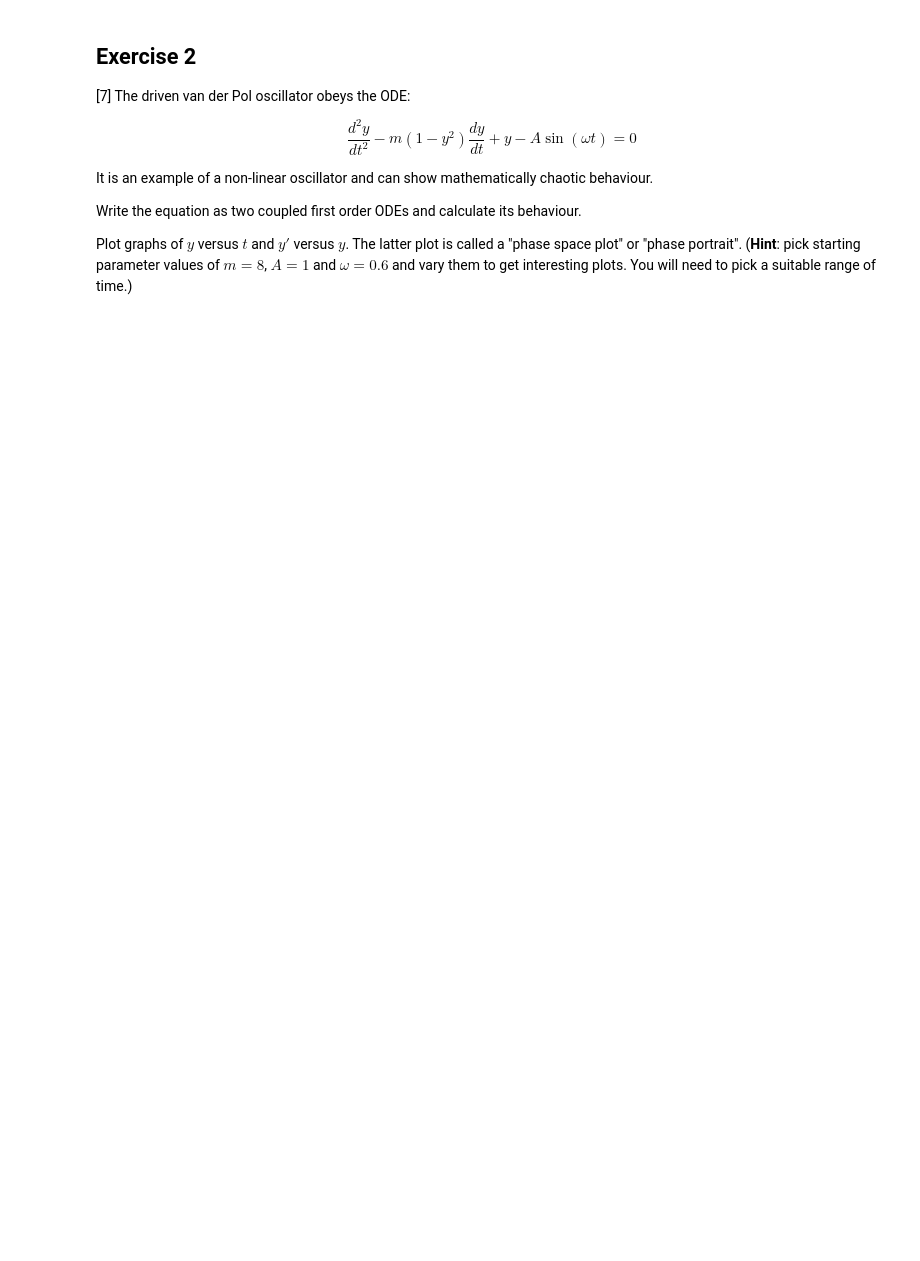
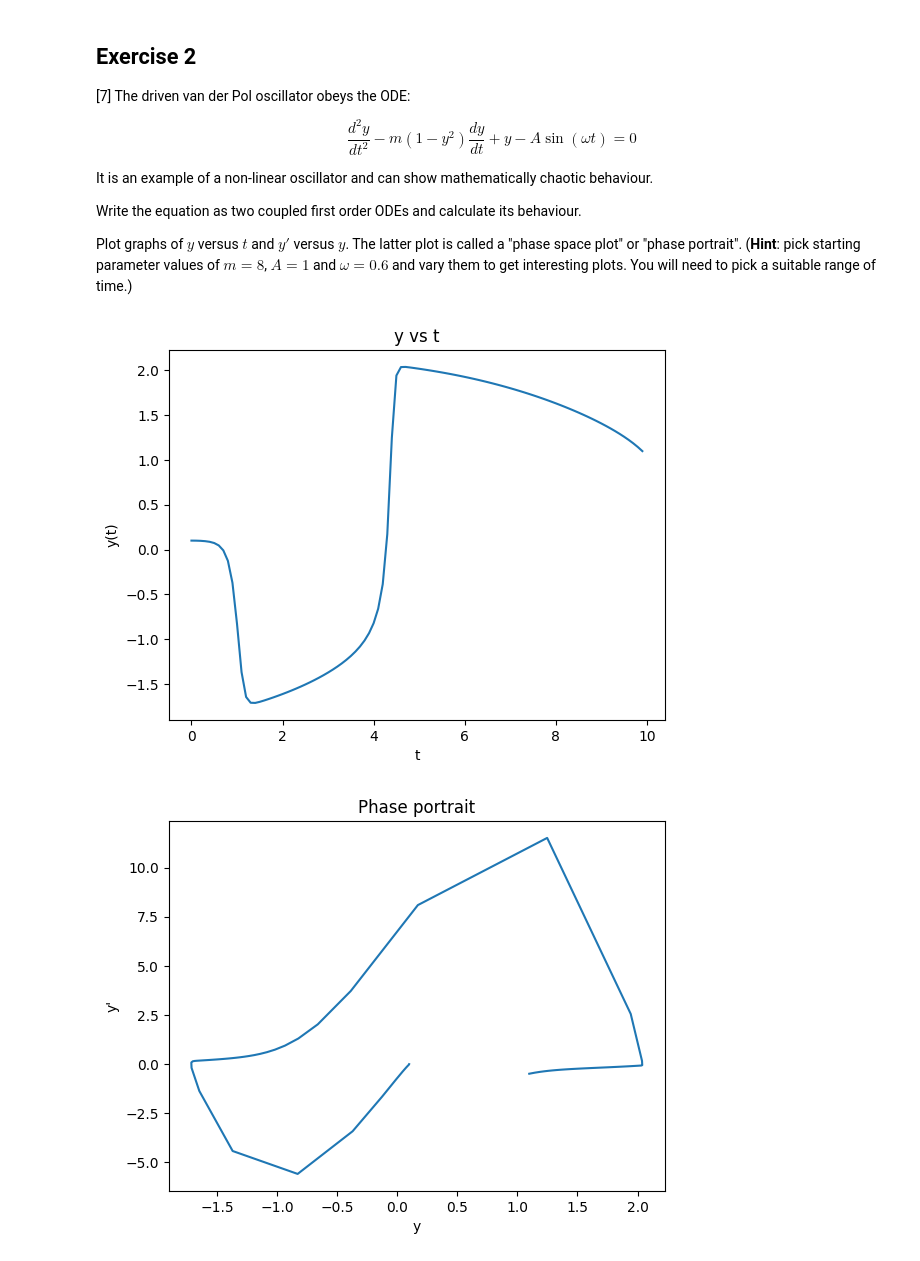
Before and after one commit to PX2145-2025/week-8-b-Dvorak-Gabriel, a Jupyter notebook: ODEs.ipynb, the cells around one changed output. Drawn from its saved outputs; the diff is of its cells as text; code cells hidden in the pictures; blank space fills up the shorter version.

```diff
--- a/ODEs.ipynb
+++ b/ODEs.ipynb
@@ -340,3 +399,35 @@ Write the equation as two coupled first order ODEs and calculate its behaviour.
 
 Plot graphs of $y$ versus $t$ and $y'$ versus $y$. The latter plot is called a "phase space plot" or "phase portrait".
 (**Hint**: pick starting parameter values of $m = 8$, $A = 1$ and $\omega = 0.6$ and vary them to get interesting plots. You will need to pick a suitable range of time.)
+# %%
+t = np.arange(0,10,0.1)
+
+def deriv(Y, t, m, A, w):
+    y, v = Y
+    dydt = v
+    dvdt = m*(1 - y**2)*v - y + A*np.sin(w*t)
+    return [dydt, dvdt]
+
+Y = [0.1,0]
+
+sol = odeint(deriv, Y, t, args=(8, 1, 0.6))
+
+y = sol[:, 0]
+v = sol[:, 1]
+
+# plots
+plt.figure()
+plt.plot(t, y)
+plt.xlabel("t")
+plt.ylabel("y(t)")
+plt.title("y vs t")
+
+plt.figure()
+plt.plot(y, v)
+plt.xlabel("y")
+plt.ylabel("y'")
+plt.title("Phase portrait")
+plt.show()
+# %% [output]
+[figure, added]
+[figure, added]
```
Also changed, not shown: parts of 5 cells of this notebook.
